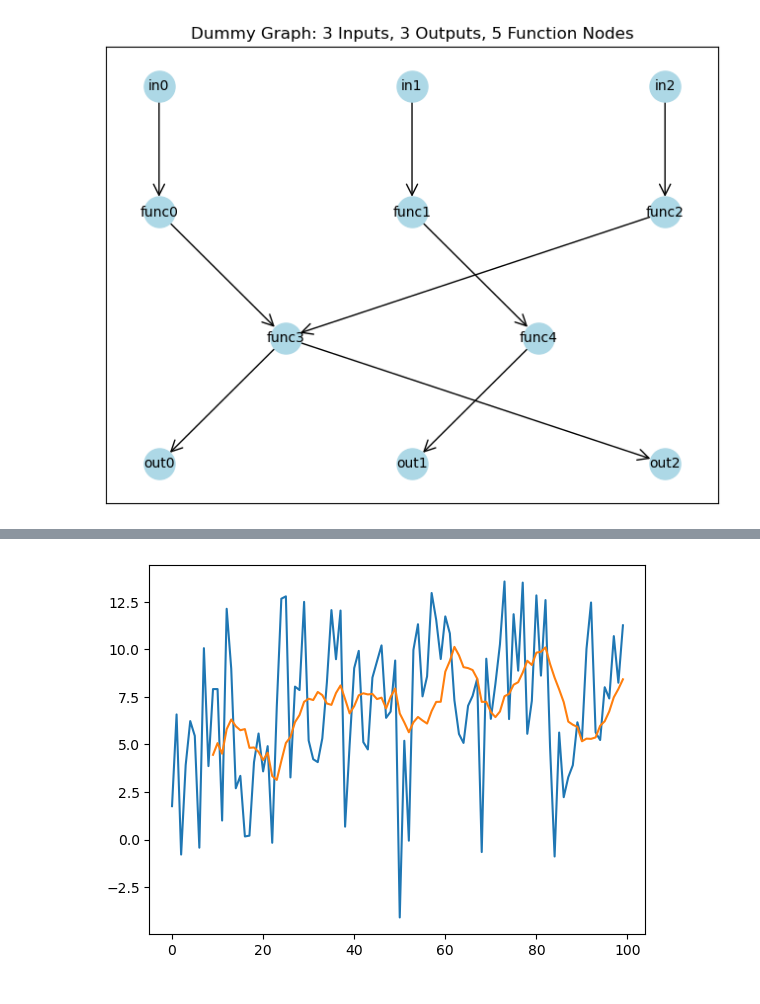
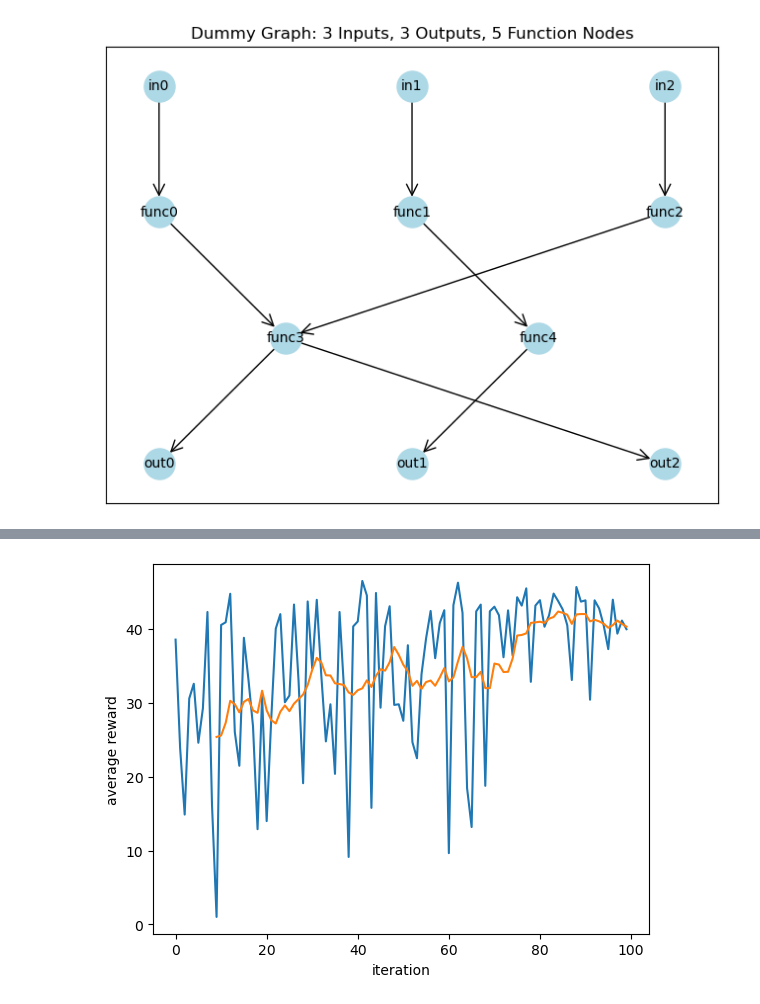
Before and after one commit to nathanieljevans/GSNN, a Jupyter notebook: docs/tutorials/04_reinforce.ipynb, the cells around one changed output, grey strips where cells are left out. Drawn from its saved outputs; the diff is of its cells as text; code cells hidden in the pictures.

```diff
--- a/docs/tutorials/04_reinforce.ipynb
+++ b/docs/tutorials/04_reinforce.ipynb
@@ -73,11 +76,9 @@ plt.show()
 # %% [output]
 [figure]
 # %%
-#special_functions = {'func1': lambda x: -np.mean(x), 'func2':lambda x: np.sum([np.exp(xx) for xx in x]),
-#                     'func0': lambda x: np.mean(([(xx-1)**2 for xx in x])), 'func3': lambda x: -np.mean(x) if all([xx > 0 for xx in x]) else np.mean(x)}
 special_functions = None
 
-x_train, x_test, y_train, y_test = simulate(G, n_train=100, n_test=100, input_nodes=input_nodes, output_nodes=output_nodes,
+x_train, x_test, y_train, y_test = simulate(G, n_train=100, n_test=250, input_nodes=input_nodes, output_nodes=output_nodes,
                                             special_functions=special_functions, noise_scale=0.1)
 
 device = 'cuda' if torch.cuda.is_available() else 'cpu'
@@ -101,11 +102,11 @@ data = nx2pyg(G, input_nodes, function_nodes, output_nodes)
 # add some false edges
 edge_index_dict = copy.deepcopy(data.edge_index_dict)
 
-#edge_index_dict['function', 'to', 'function']  = torch.cat((edge_index_dict['function', 'to', 'function'], torch.tensor([[0, 1, 1, 2],
-#                                                                                                                         [1, 0, 2, 1]], dtype=torch.long)), dim=-1)
-
-edge_index_dict['input', 'to', 'function']  = torch.cat((edge_index_dict['input', 'to', 'function'], torch.tensor([[0, 0, 1, 1],
-                                                                                                                   [1, 4, 0, 2]], dtype=torch.long)), dim=-1)
+# add some false input edges
+edge_index_dict['input', 'to', 'function']  = torch.cat((edge_index_dict['input', 'to', 'function'],
+                                                         torch.tensor([[0, 0, 1, 1],
+                                                                       [1, 4, 0, 2]],
+                                                                       dtype=torch.long)), dim=-1)
 # %%
 # GSNN model parameters
 model_kwargs = {'edge_index_dict'                 : edge_index_dict,
@@ -115,13 +116,14 @@ model_kwargs = {'edge_index_dict'                 : edge_index_dict,
                     'dropout'                         : 0,
                     'share_layers'                    : False,
                     'add_function_self_edges'         : True,
-                    'norm'                            : 'layer'}
+                    'norm'                            : 'batch'}
 
 # GSNN training parameters
-training_kwargs = {'lr':1e-3,
-                    'max_epochs':20,
-                    'batch':50,
-                    'workers':5}
+training_kwargs = {'lr':5e-2,
+                    'max_epochs':50,
+                    'batch':100,
+                    'workers':5,
+                    'weight_decay':1e-4}
 
 args = argparse.Namespace()
 args.outer_iters = 100
@@ -139,7 +141,7 @@ env = Environment(action_edge_dict, train_dataset, test_dataset, model_kwargs,
 
 hoptim = REINFORCE(env, n_actions, action_labels=true_action, clip=10, eps=1e-8, warmup=3, verbose=True,
                         entropy=0., entropy_decay=0.99, min_entropy=0.0, window=10,
-                        init_prob=0.5, lr=1e-1, policy_decay=0)
+                        init_prob=0.25, lr=1e-1, policy_decay=0)
 
 for iter in range(args.outer_iters):
 
@@ -176,8 +197,11 @@ tensor([[1., 1., 1., 1., 1., 0., 1.]])
 # %%
-avg_reward = np.array(reinforce.rewards).mean(1)
+avg_reward = np.array(hoptim.rewards).mean(1)
 plt.figure()
 plt.plot(avg_reward)
 plt.plot(pd.Series(avg_reward).rolling(window=10).mean())
+
+plt.xlabel('iteration')
+plt.ylabel('average reward')
 plt.show()
 # %% [output]
-[figure, old version]
+[figure, new version]
```
Also changed, not shown: parts of 6 cells of this notebook, 4 other files.
